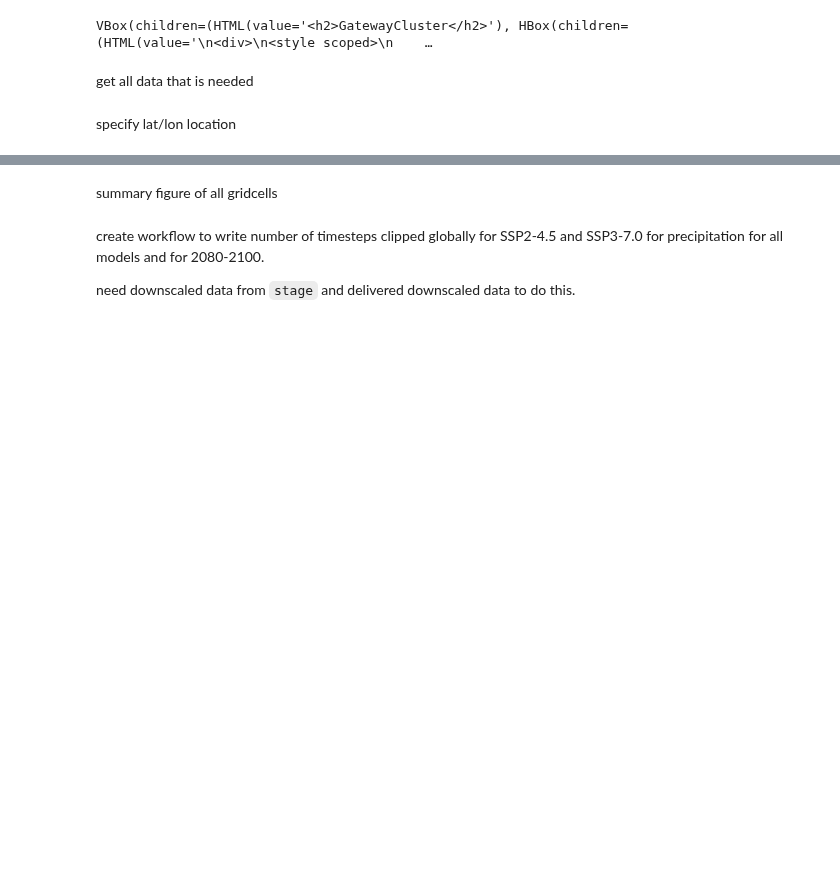
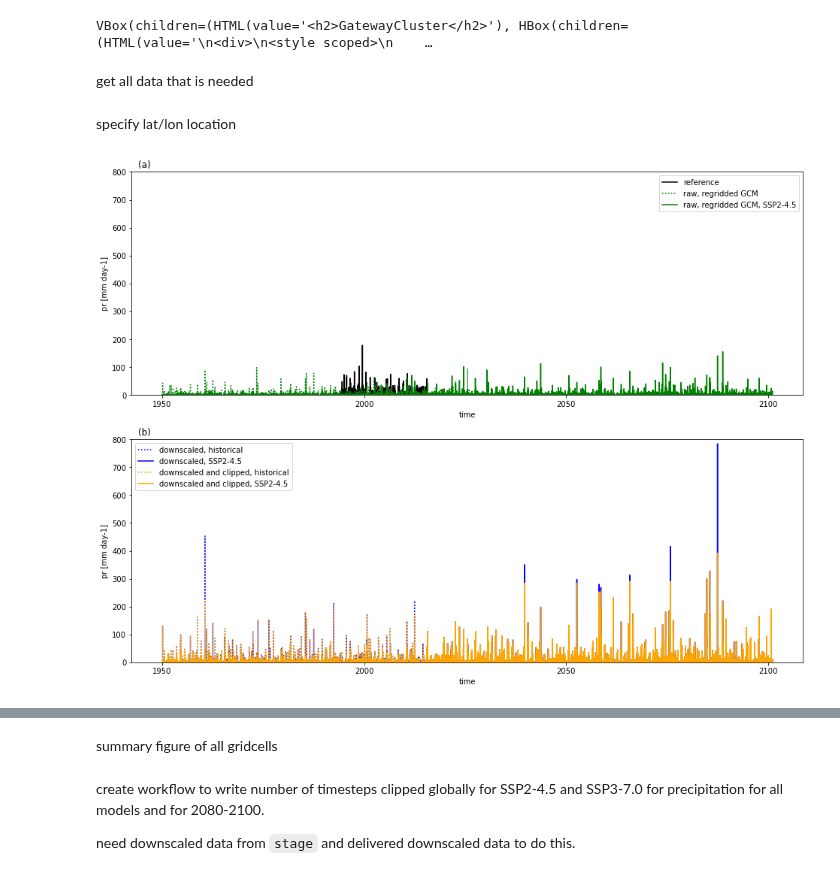
Before and after one commit to ClimateImpactLab/downscaleCMIP6, a Jupyter notebook: notebooks/paper_analysis/precip_clipping.ipynb, the cells around one changed output, grey strips where cells are left out. Cells and saved outputs as stored; diff of their text form; code cells hidden in the pictures; blank space fills up the shorter version.

Commit message:
small updates for supplemental figures

```diff
--- a/notebooks/paper_analysis/precip_clipping.ipynb
+++ b/notebooks/paper_analysis/precip_clipping.ipynb
@@ -73,32 +73,40 @@ lon = 148.5'''
 # %%
 fig, axes = plt.subplots(2, 1, figsize=(16, 12))
 
 # Delhi
 lat = 28.6517178
 lon = 77.2219388
 
 # reference and GCM data
 ref['pr'].sel(lat=lat, lon=lon, method='nearest').plot(color='black', label='reference', ax=axes[0])
 gcm_hist['pr'].sel(lat=lat, lon=lon, method='nearest').plot(color='green', linestyle=':', label='raw, regridded GCM', ax=axes[0])
 gcm_future['pr'].sel(lat=lat, lon=lon, method='nearest').plot(color='green', label='raw, regridded GCM, SSP2-4.5', ax=axes[0])
 
 
 ds_hist['pr'].sel(lat=lat, lon=lon, method='nearest').plot(color='blue', label='downscaled, historical',linestyle=':', ax=axes[1])
 
 ds_ssp245['pr'].sel(lat=lat, lon=lon, method='nearest').plot(color='blue', label='downscaled, SSP2-4.5', ax=axes[1])
 ds_del_hist['pr'].sel(lat=lat, lon=lon, method='nearest').plot(color='orange', label='downscaled and clipped, historical',linestyle=':', ax=axes[1])
 ds_del_ssp245['pr'].sel(lat=lat, lon=lon, method='nearest').plot(color='orange', label='downscaled and clipped, SSP2-4.5', ax=axes[1])
 
 # bc_hist['pr'].sel(lat=lat, lon=lon).plot(label='bias corrected')
 axes[0].set_ylim([0, 800])
 axes[1].set_ylim([0, 800])
 axes[0].legend()
 axes[1].legend()
 axes[0].set_title('')
 axes[1].set_title('')
+axes[0].text(0.01, 1.02, "(a)",
+transform=axes[0].transAxes,
+size=12)
+axes[1].text(0.01, 1.02, "(b)",
+transform=axes[1].transAxes,
+size=12)
 
 plt.savefig(os.path.join('/home/jovyan', 'delhi_clipping.png'),
-            bbox_inches='tight', dpi=200)
+            bbox_inches='tight', dpi=300)
+# %% [output]
+[figure, added]
 # %%
 fig, axes = plt.subplots(2, 1, figsize=(16, 12))
 
```
Also changed, not shown: parts of 1 cell of this notebook, 1 other file.
